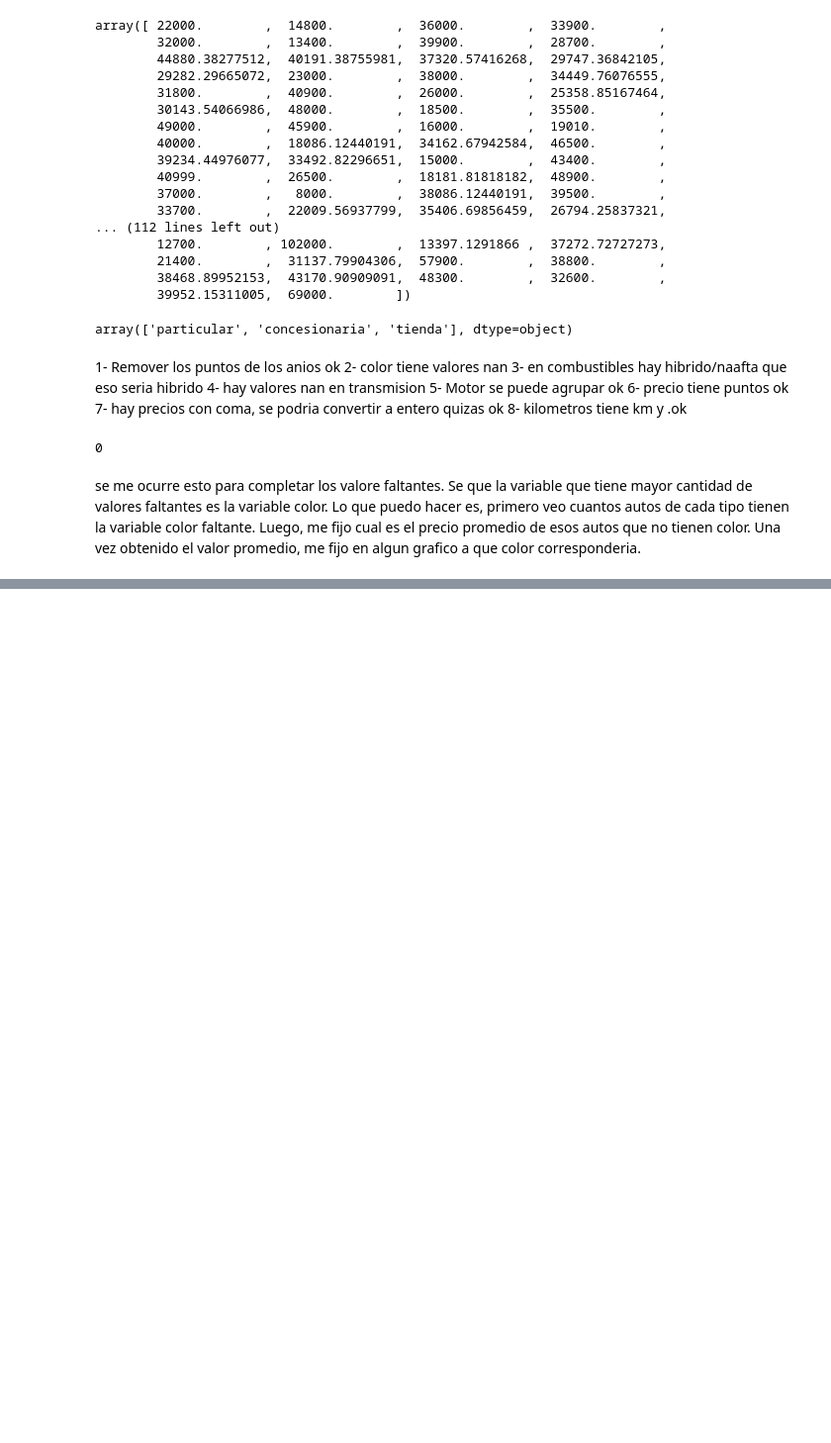
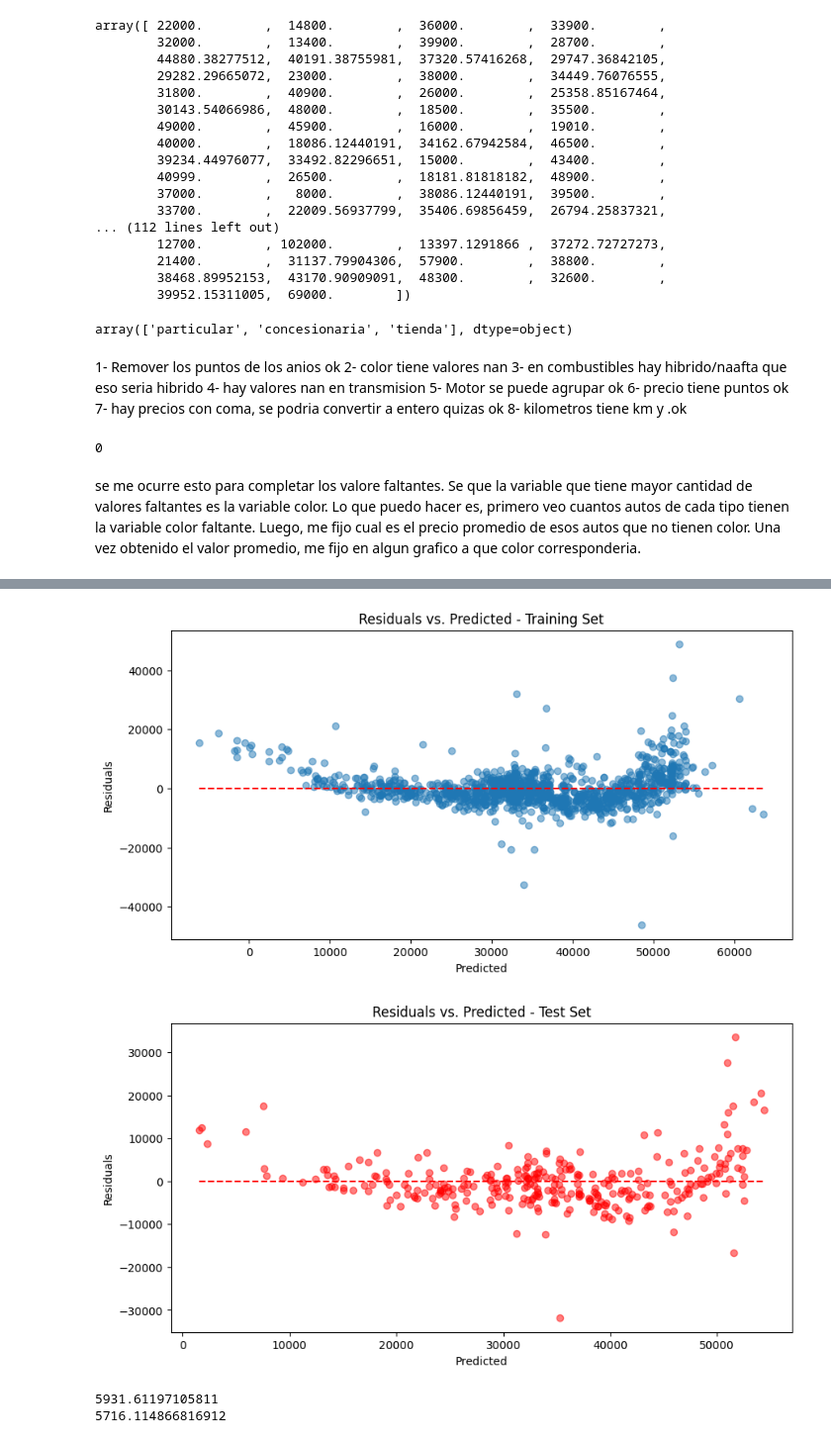
Before and after one commit to facuvulcano/Machine-Learning, a Jupyter notebook: Vulcano_Facundo_TP2/notebooks/Entrega_TP2.ipynb, the cells around one changed output, grey strips where cells are left out. Shown at 99% size. Drawn from its saved outputs; the diff is of its cells as text; code cells hidden in the pictures; blank space fills up the shorter version.

```diff
--- a/Vulcano_Facundo_TP2/notebooks/Entrega_TP2.ipynb
+++ b/Vulcano_Facundo_TP2/notebooks/Entrega_TP2.ipynb
@@ -313,0 +468,55 @@ se me ocurre esto para completar los valore faltantes. Se que la variable que ti
+# %%
+# Residuos para el conjunto de entrenamiento
+residuales_train = y_train - y_pred_train
+
+plt.figure(figsize=(10, 5))
+plt.scatter(y_pred_train, residuales_train, alpha=0.5)
+plt.hlines(y=0, xmin=y_pred_train.min(), xmax=y_pred_train.max(), colors='red', linestyles='--')
+plt.xlabel('Predicted')
+plt.ylabel('Residuals')
+plt.title('Residuals vs. Predicted - Training Set')
+plt.show()
+
+# Residuos para el conjunto de prueba
+residuales_test = y_test - y_pred_test
+
+plt.figure(figsize=(10, 5))
+plt.scatter(y_pred_test, residuales_test, alpha=0.5, color='r')
+plt.hlines(y=0, xmin=y_pred_test.min(), xmax=y_pred_test.max(), colors='red', linestyles='--')
+plt.xlabel('Predicted')
+plt.ylabel('Residuals')
+plt.title('Residuals vs. Predicted - Test Set')
+plt.show()
+# %% [output]
+[figure, added]
+[figure, added]
+# %%
+regr = RidgeRegression(lambda_penalty=1)
+training, testing = cross_val(proccesed_df, 'Precio', 5)
+rmse_score_test = []
+rmse_score_train = []
+
+for (train, test) in zip(training, testing):
+    X_train_cv, y_train_cv = train[0], train[1].to_numpy()
+    X_test_cv, y_test_cv = test[0], test[1].to_numpy()
+
+    regr.fit(X_train_cv, y_train_cv)
+
+    y_predict_train_cv = regr.predict(X_train_cv)
+    N = len(y_train_cv)
+    rmse_ = rmse(N, y_train_cv, y_predict_train_cv)
+    rmse_score_train.append(rmse_)
+
+    y_predict_test_cv = regr.predict(X_test_cv)
+    N = len(y_test_cv)
+    rmse_test = rmse(N, y_test_cv, y_predict_test_cv)
+    rmse_score_test.append(rmse_test)
+
+average_rmse_test = np.mean(rmse_score_test)
+average_rmse_train = np.mean(rmse_score_train)
+
+print(average_rmse_test)
+print(average_rmse_train)
+# %% [output]
+5931.61197105811
+5716.114866816912
```
Also changed, not shown: parts of 17 cells of this notebook, 4 other files.
